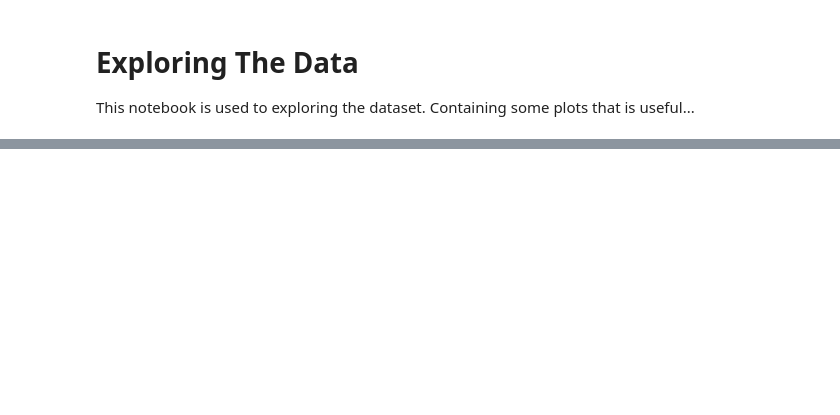
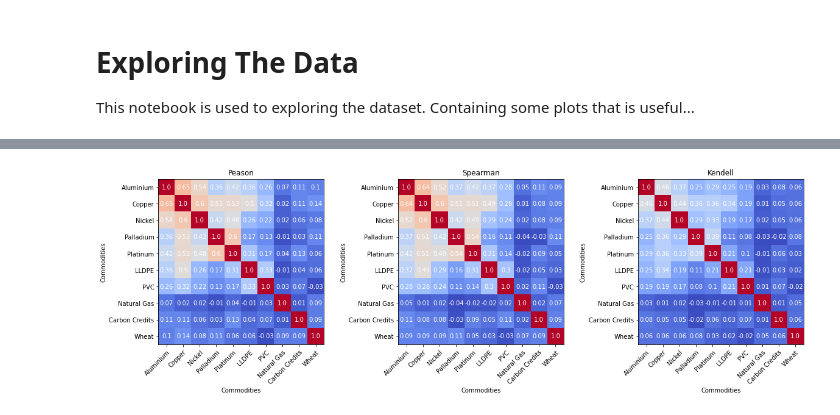
Before and after one commit to Phutoast/commodity-prices-prediction, a Jupyter notebook: explore_data_plot.ipynb, the cells around one changed output, grey strips where cells are left out. Saved outputs shown, nothing was run; the diff lists cells and outputs as text; code cells hidden in the pictures; blank space fills up the shorter version.

```diff
--- a/explore_data_plot.ipynb
+++ b/explore_data_plot.ipynb
@@ -53,0 +41,4 @@ load_metal_data("carbon")
+# %%
+fig3, ax3 = explore_data.plot_correlation_all()
+# %% [output]
+[figure, added]
```
Also changed, not shown: parts of 12 cells of this notebook, 35 other files.
